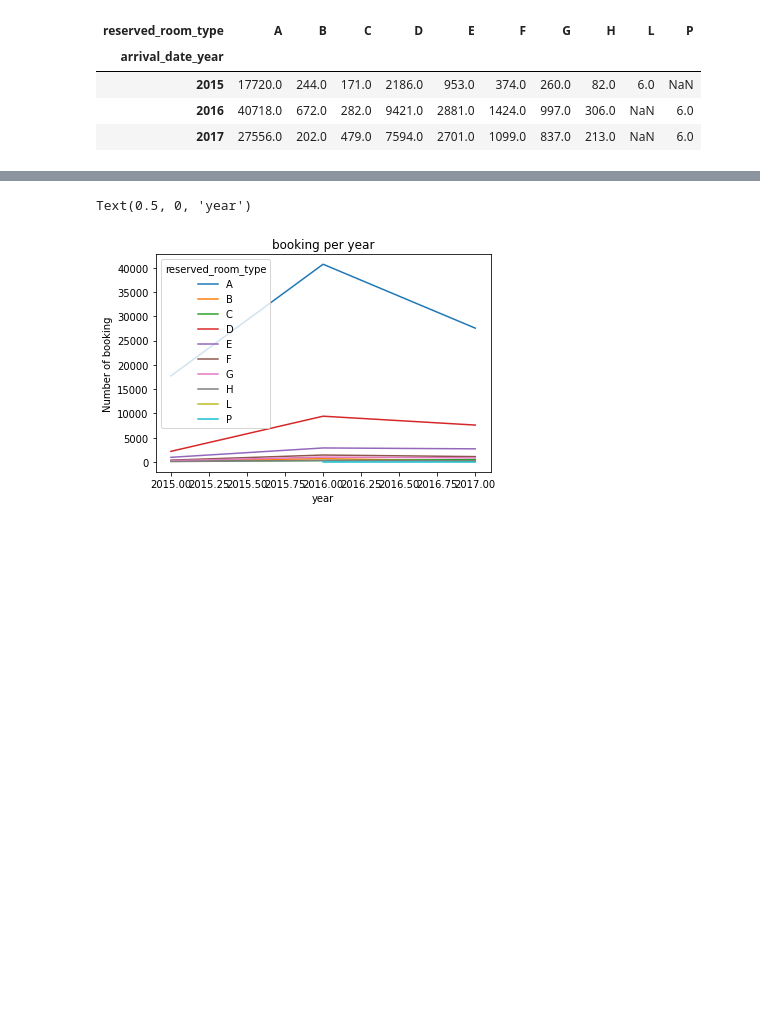
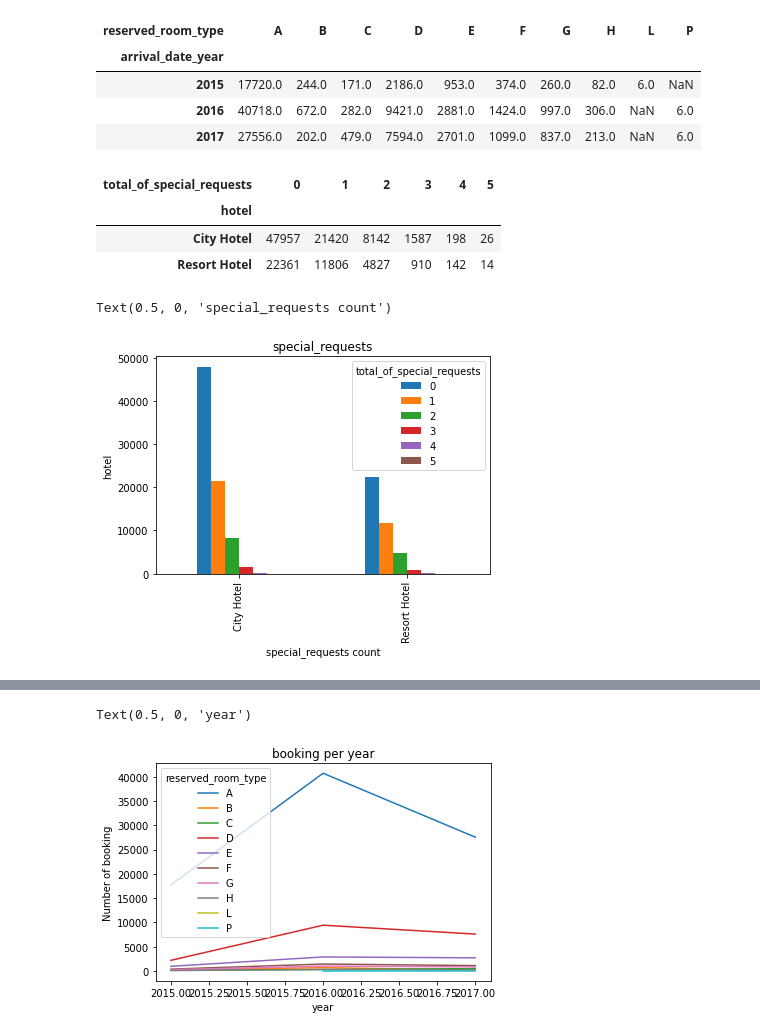
Before and after one commit to prakash4191/project_hotelbooking, a Jupyter notebook: Project_Hotel_Booking.ipynb, the cells around one changed output, grey strips where cells are left out. Drawn from its saved outputs; the diff is of its cells as text; code cells hidden in the pictures; blank space fills up the shorter version.

```diff
--- a/Project_Hotel_Booking.ipynb
+++ b/Project_Hotel_Booking.ipynb
@@ -427,6 +525,25 @@ booking_per_year.sort_index()
 | 2015 | 17720.0 | 244.0 | 171.0 | 2186.0 | 953.0 | 374.0 | 260.0 | 82.0 | 6.0 | NaN |
 | 2016 | 40718.0 | 672.0 | 282.0 | 9421.0 | 2881.0 | 1424.0 | 997.0 | 306.0 | NaN | 6.0 |
 | 2017 | 27556.0 | 202.0 | 479.0 | 7594.0 | 2701.0 | 1099.0 | 837.0 | 213.0 | NaN | 6.0 |
+# %%
+special_requests = hb.groupby(['hotel','total_of_special_requests'])['hotel'].count().unstack()
+
+special_requests.sort_index()
+# %% [output]
+| total_of_special_requests | 0 | 1 | 2 | 3 | 4 | 5 |
+| hotel |  |  |  |  |  |  |
+| City Hotel | 47957 | 21420 | 8142 | 1587 | 198 | 26 |
+| Resort Hotel | 22361 | 11806 | 4827 | 910 | 142 | 14 |
+# %%
+special_requests.plot(kind='bar')
+
+plt.title('special_requests')
+plt.ylabel('hotel')
+plt.xlabel('special_requests count')
+# plt.rcParams['figure.figsize'] = (10, 5)
+# %% [output]
+Text(0.5, 0, 'special_requests count')
+[figure, added]
 # %%
 hb.head(10)
 # %% [output]
```
Also changed, not shown: parts of 30 cells of this notebook.
